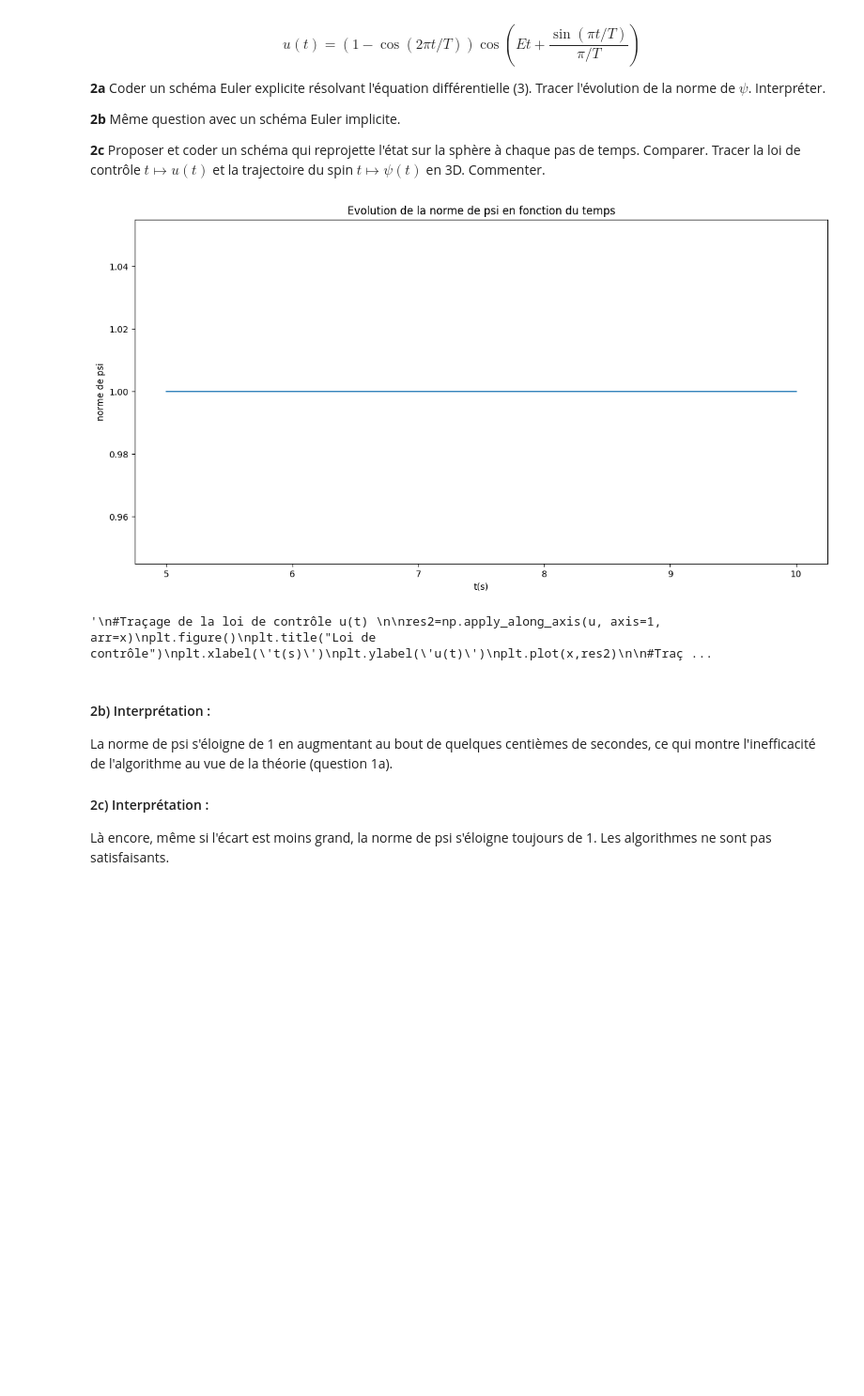
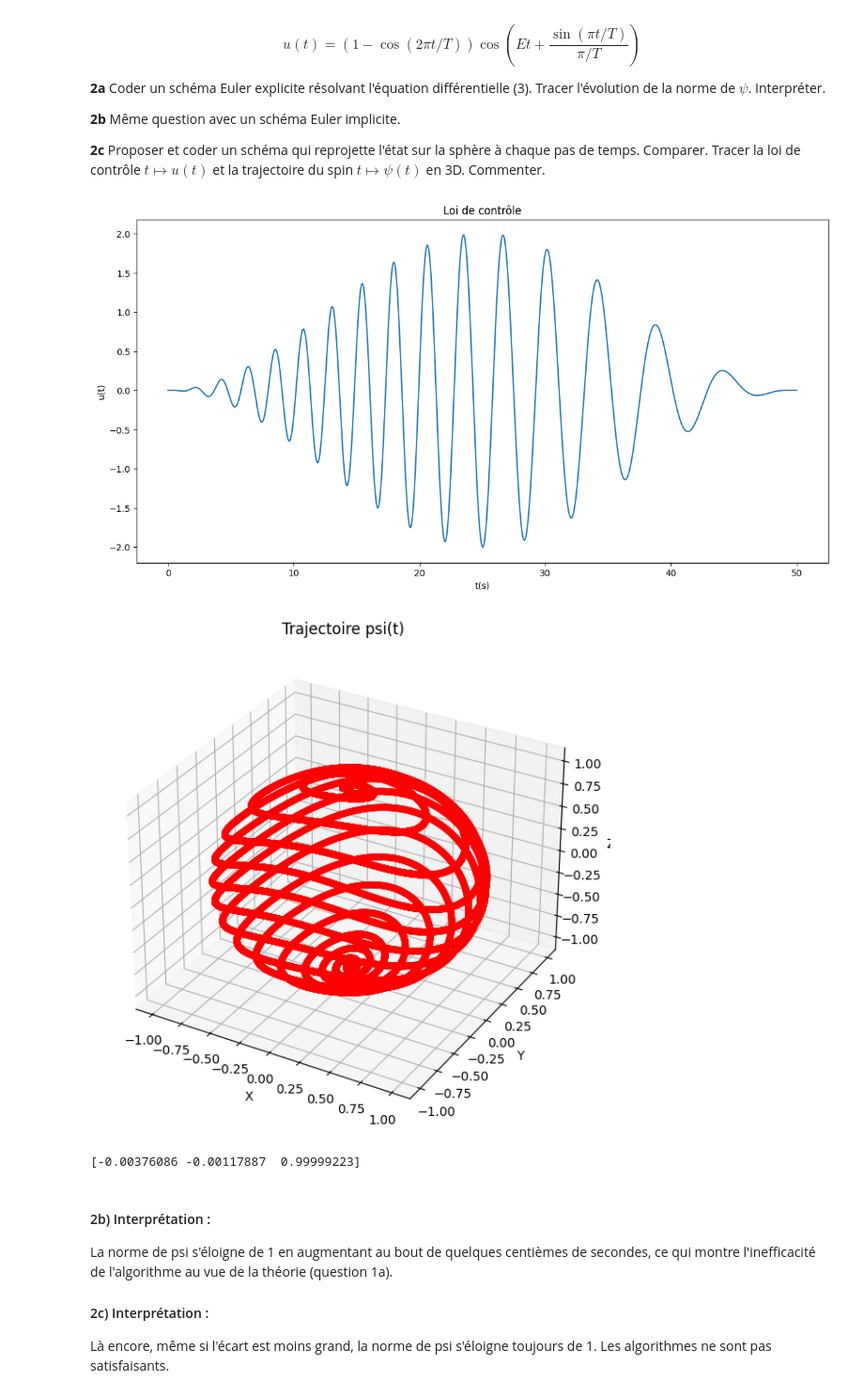
Before and after one commit to LouisedeFer/Equa-diff, a Jupyter notebook: Projet_Equations_Différentielles.ipynb, the cells around one changed output. Shown: that part at 94% size. Saved outputs shown, nothing was run; the diff lists cells and outputs as text; code cells hidden in the pictures; blank space fills up the shorter version.

```diff
--- a/Projet_Equations_Différentielles.ipynb
+++ b/Projet_Equations_Différentielles.ipynb
@@ -98,14 +98,14 @@ $$
 E_0=2
 delta_0=1
 T=50
-u = lambda t: (1-np.cos(2*np.pi*t/T))*np.cos(E*t+ np.sin(np.pi *t/T)/(np.pi/T))  # noqa: E731
+u = lambda t: (1-np.cos(2*np.pi*t/T))*np.cos(E_0*t+ np.sin(np.pi *t/T)/(np.pi/T))  # noqa: E731
 psi_0=np.array([0,0,-1])
 dt=1e-3
 Omega_x=np.array([[0,0,0],[0,0,-1],[0,1,0]])
 Omega_z=np.array([[0,-1,0],[1,0,0],[0,0,0]])
 
-t_0=5
-t_f=10
+t_0=0
+t_f=50
 
 I= np.identity(3)
 
@@ -113,7 +113,7 @@ def euler_explicit(psi_0,t_0,t_f,E_0,delta_0,dt):
     ts, psi_s = [t_0], [psi_0] # storage variables
     t = t_0
     psi=psi_0
-    while ts[-1]< t_f:
+    while ts[-1]< t_f :
         t_next, psi_next = t + dt, psi + dt * (E_0*np.dot(Omega_z, psi)+delta_0*u(t)*np.dot(Omega_x, psi))
         ts=np.vstack([ts,t_next])
         psi_s=np.vstack([psi_s,psi_next])
@@ -174,12 +174,12 @@ plt.plot(x,res)
 plt.show()
 
 """
-#Programme faux
+
 def euler_projete(psi_0,t_0,t_f,E_0,delta_0,dt):
     ts, psi_s = [t_0], [psi_0] # storage variables
     t = t_0
     psi=psi_0
-    while ts[-1]< t_f:
+    while ts[-1]< t_f :
         t_next=t+dt
         M=I-dt*(E_0*Omega_z + delta_0*u(t_next)*Omega_x)
         M_inv=np.linalg.inv(M)
@@ -196,16 +196,15 @@ def euler_projete(psi_0,t_0,t_f,E_0,delta_0,dt):
 # Lancement de Euler projete
 
 (x,y)=euler_projete(psi_0,t_0,t_f,E_0,delta_0,dt)
+
+"""
 res = np.apply_along_axis(norme, axis=1, arr=y)
-
-
 plt.figure()
 plt.title("Evolution de la norme de psi en fonction du temps")
 plt.xlabel('t(s)')
 plt.ylabel('norme de psi')
 plt.plot(x,res)
 plt.show()
-
 
 """
 #Traçage de la loi de contrôle u(t)
@@ -213,37 +212,39 @@ plt.show()
 res2=np.apply_along_axis(u, axis=1, arr=x)
 plt.figure()
 plt.title("Loi de contrôle")
 plt.xlabel('t(s)')
 plt.ylabel('u(t)')
 plt.plot(x,res2)
 
 #Traçage de la trajectoire psi(t) en 3D
 
 # Extraction des coordonnées
 X=y[:, 0]
 Y=y[:, 1]
 Z=y[:, 2]
 
 # Créer une figure
 fig = plt.figure()
 ax = fig.add_subplot(111, projection='3d')
 
 # Tracer les points en 3D
-ax.scatter(X, Y, Z, color='b', marker='o')
+ax.scatter(X, Y, Z, color='r', marker='o')
 
 # Ajouter des labels aux axes
 ax.set_xlabel('X')
 ax.set_ylabel('Y')
 ax.set_zlabel('Z')
 
 
 plt.title("Trajectoire psi(t)")
 plt.show()
 
-"""
+
+print(y[-1])
 # %% [output]
-[figure, old version]
+[figure, new version]
+[figure, added]
-'\n#Traçage de la loi de contrôle u(t) \n\nres2=np.apply_along_axis(u, axis=1, arr=x)\nplt.figure()\nplt.title("Loi de contrôle")\nplt.xlabel(\'t(s)\')\nplt.ylabel(\'u(t)\')\nplt.plot(x,res2)\n\n#Traç ...
+[-0.00376086 -0.00117887  0.99999223]
 # %% [markdown]
 #### 2b) Interprétation :
 La norme de psi s'éloigne de 1 en augmentant au bout de quelques centièmes de secondes, ce qui montre l'inefficacité de l'algorithme au vue de la théorie (question 1a).
```
Also changed, not shown: parts of 3 cells of this notebook.
